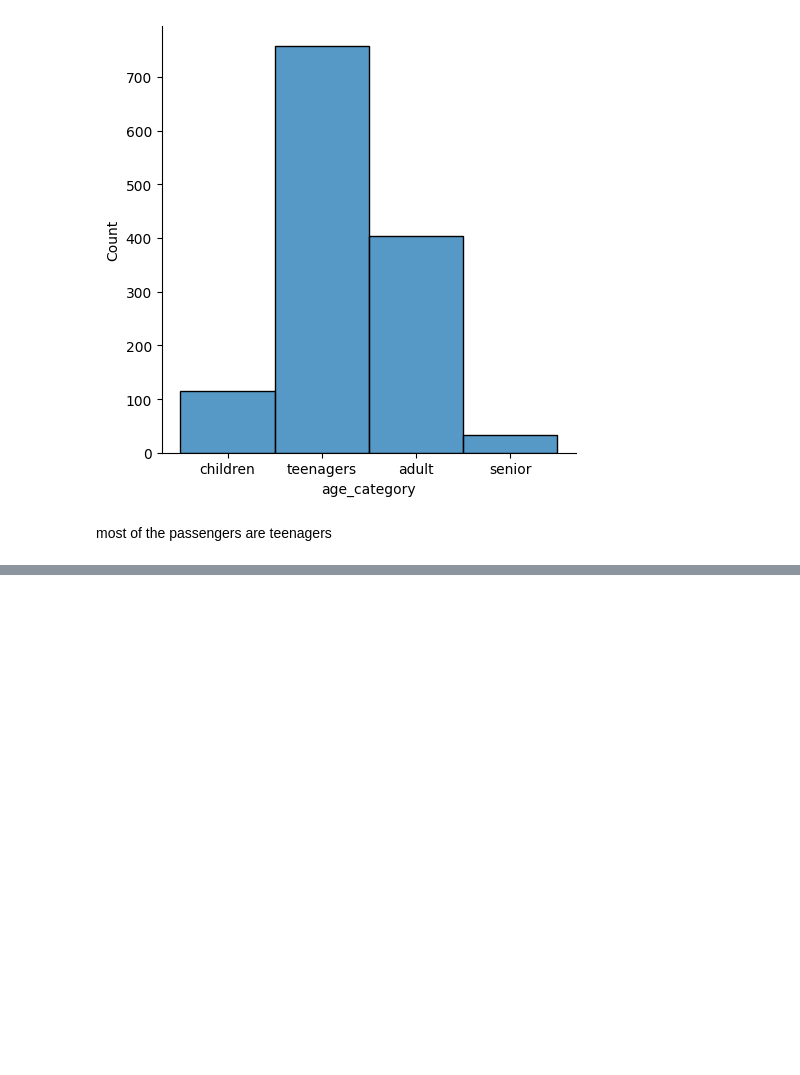
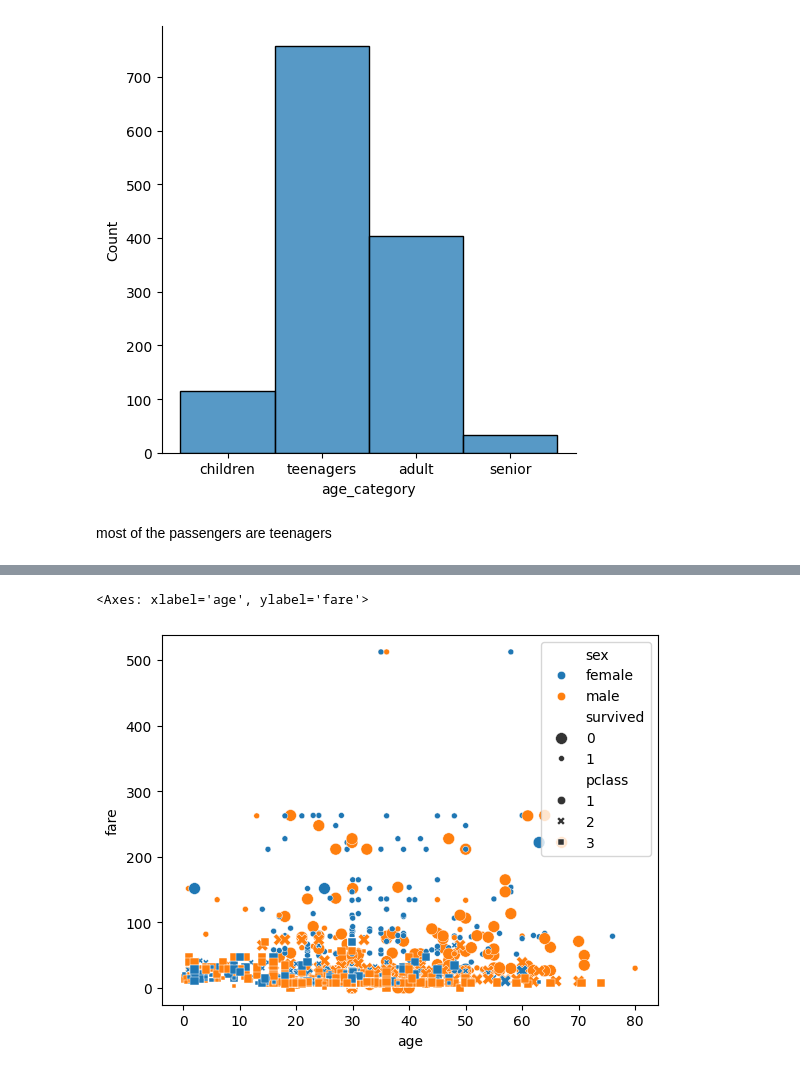
Before and after one commit to Babavalisultanshaik/first-Repo, a Jupyter notebook: titanic analysis.ipynb, the cells around one changed output, grey strips where cells are left out. Cells and saved outputs as stored; diff of their text form; code cells hidden in the pictures; blank space fills up the shorter version.

```diff
--- a/titanic analysis.ipynb
+++ b/titanic analysis.ipynb
@@ -706,0 +717,5 @@ most of the passengers are teenagers
+# %%
+sns.scatterplot(titanic,x='age',y='fare',hue='sex',size='survived',style='pclass')
+# %% [output]
+<Axes: xlabel='age', ylabel='fare'>
+[figure, added]
```
Also changed, not shown: parts of 6 cells of this notebook.
